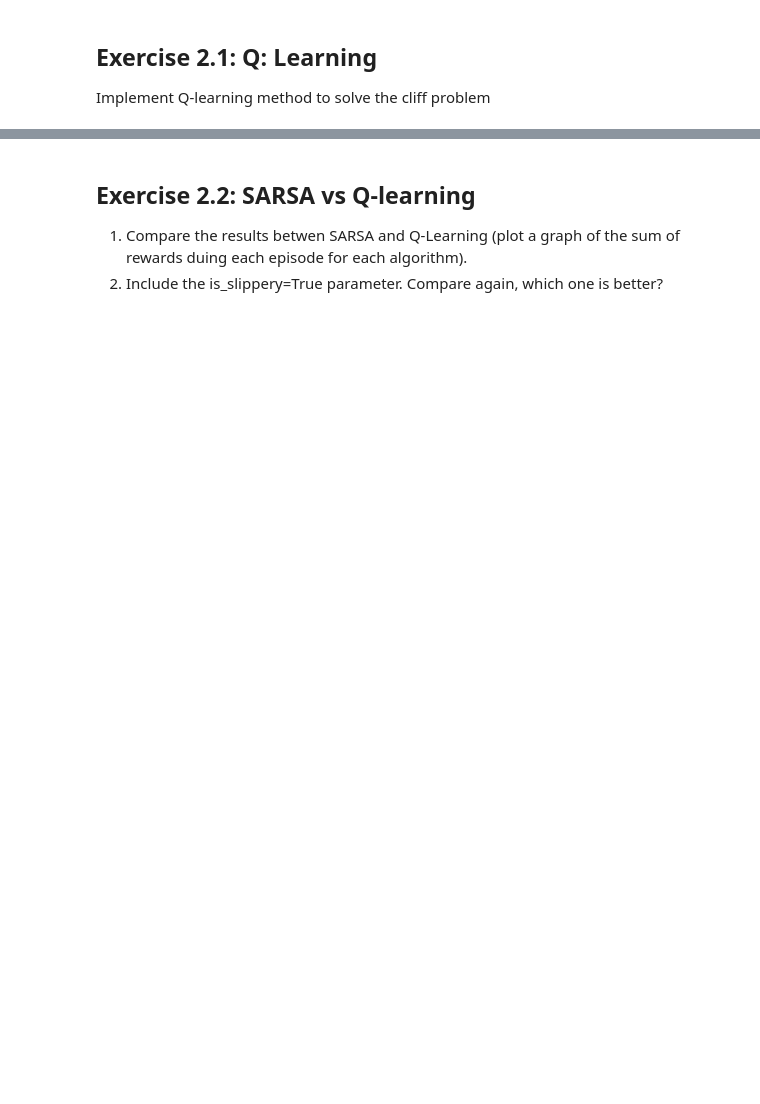
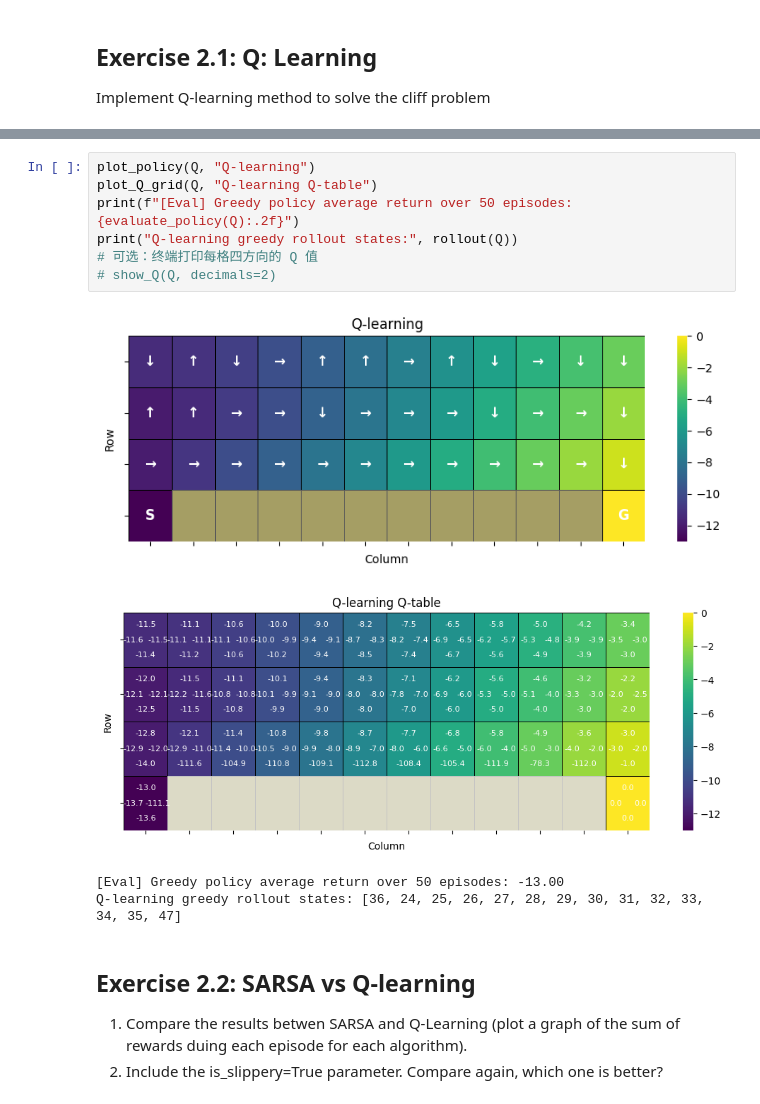
Before and after one commit to ddcreating/RL_code, a Jupyter notebook: lab3_TD_Learning.ipynb, the cells around one changed output, grey strips where cells are left out. Saved outputs shown, nothing was run; the diff lists cells and outputs as text; blank space fills up the shorter version.

```diff
--- a/lab3_TD_Learning.ipynb
+++ b/lab3_TD_Learning.ipynb
@@ -369,3 +356,15 @@ plot_policy(Q, "Q-Learning")
+# %%
+plot_policy(Q, "Q-learning")
+plot_Q_grid(Q, "Q-learning Q-table")
+print(f"[Eval] Greedy policy average return over 50 episodes: {evaluate_policy(Q):.2f}")
+print("Q-learning greedy rollout states:", rollout(Q))
+# 可选：终端打印每格四方向的 Q 值
+# show_Q(Q, decimals=2)
+# %% [output]
+[figure, added]
+[figure, added]
+[Eval] Greedy policy average return over 50 episodes: -13.00
+Q-learning greedy rollout states: [36, 24, 25, 26, 27, 28, 29, 30, 31, 32, 33, 34, 35, 47]
 # %% [markdown]
 ## Exercise 2.2: SARSA vs Q-learning
  1. Compare the results betwen SARSA and Q-Learning (plot a graph of the sum of rewards duing each episode for each algorithm).
```
Also changed, not shown: parts of 10 cells of this notebook.
